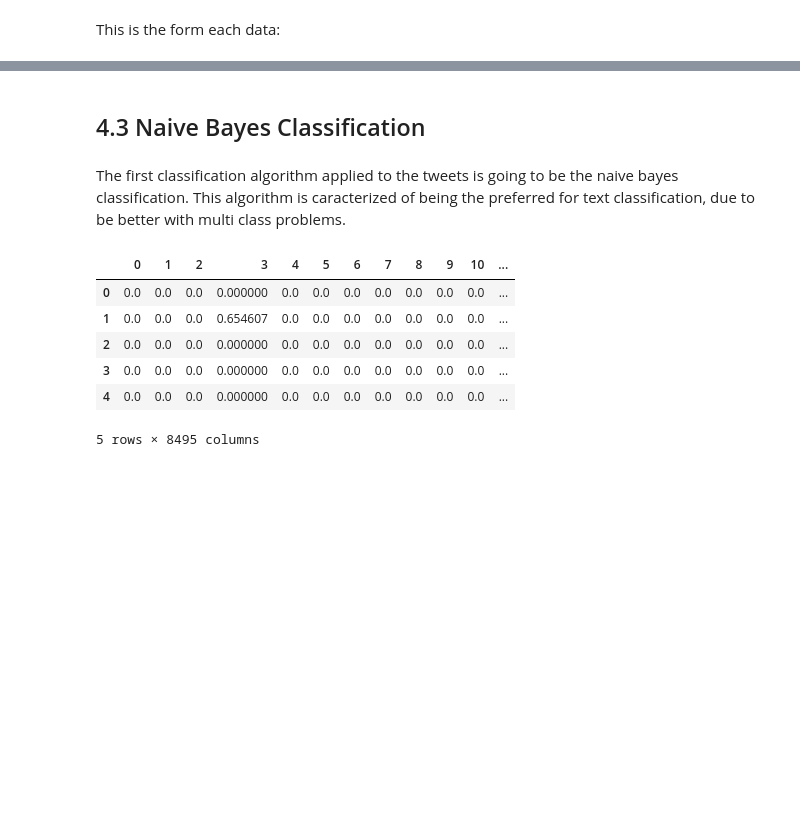
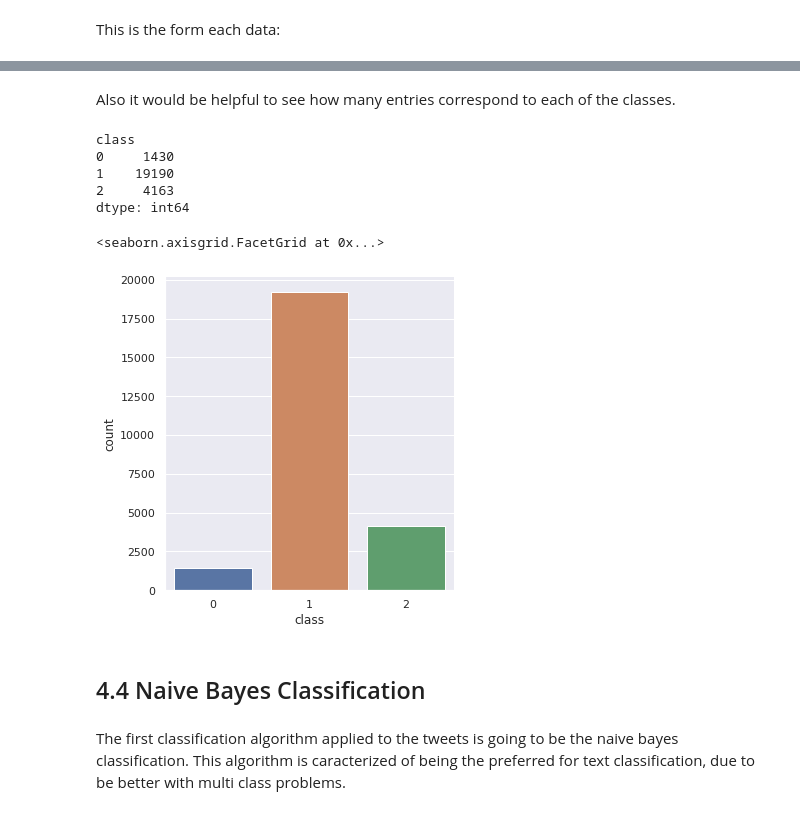
Before and after one commit to raulbs7/Machine-Learning-Techniques-Project, a Jupyter notebook: NLP_Supervised_Project/4_Classification.ipynb, the cells around one changed output, grey strips where cells are left out. Saved outputs shown, nothing was run; the diff lists cells and outputs as text; code cells hidden in the pictures; blank space fills up the shorter version.

```diff
--- a/NLP_Supervised_Project/4_Classification.ipynb
+++ b/NLP_Supervised_Project/4_Classification.ipynb
@@ -82,4 +92,18 @@ features.head()
+# %% [markdown]
+Also it would be helpful to see how many entries correspond to each of the classes.
+# %%
+print(tweets.groupby('class').size())
+sns.set(style='darkgrid')
+sns.catplot(x='class', data=tweets, kind='count')
+# %% [output]
+class
+0     1430
+1    19190
+2     4163
+dtype: int64
+<seaborn.axisgrid.FacetGrid at 0x...>
+[figure, added]
 # %% [markdown]
-## 4.3 Naive Bayes Classification
+## 4.4 Naive Bayes Classification
 # %% [markdown]
 The first classification algorithm applied to the tweets is going to be the naive bayes classification. This algorithm is caracterized of being the preferred for text classification, due to be better with multi class problems.
@@ -88,11 +109,0 @@ features = MinMaxScaler().fit_transform(features)
-# %%
-df_classes = pd.concat([pd.DataFrame(features), tweets['class']], axis=1)
-df_classes.head()
-# %% [output]
-|  | 0 | 1 | 2 | 3 | 4 | 5 | 6 | 7 | 8 | 9 | 10 | ... |
-| 0 | 0.0 | 0.0 | 0.0 | 0.000000 | 0.0 | 0.0 | 0.0 | 0.0 | 0.0 | 0.0 | 0.0 | ... |
-| 1 | 0.0 | 0.0 | 0.0 | 0.654607 | 0.0 | 0.0 | 0.0 | 0.0 | 0.0 | 0.0 | 0.0 | ... |
-| 2 | 0.0 | 0.0 | 0.0 | 0.000000 | 0.0 | 0.0 | 0.0 | 0.0 | 0.0 | 0.0 | 0.0 | ... |
-| 3 | 0.0 | 0.0 | 0.0 | 0.000000 | 0.0 | 0.0 | 0.0 | 0.0 | 0.0 | 0.0 | 0.0 | ... |
-| 4 | 0.0 | 0.0 | 0.0 | 0.000000 | 0.0 | 0.0 | 0.0 | 0.0 | 0.0 | 0.0 | 0.0 | ... |
-5 rows × 8495 columns
```
Also changed, not shown: parts of 40 cells of this notebook.
